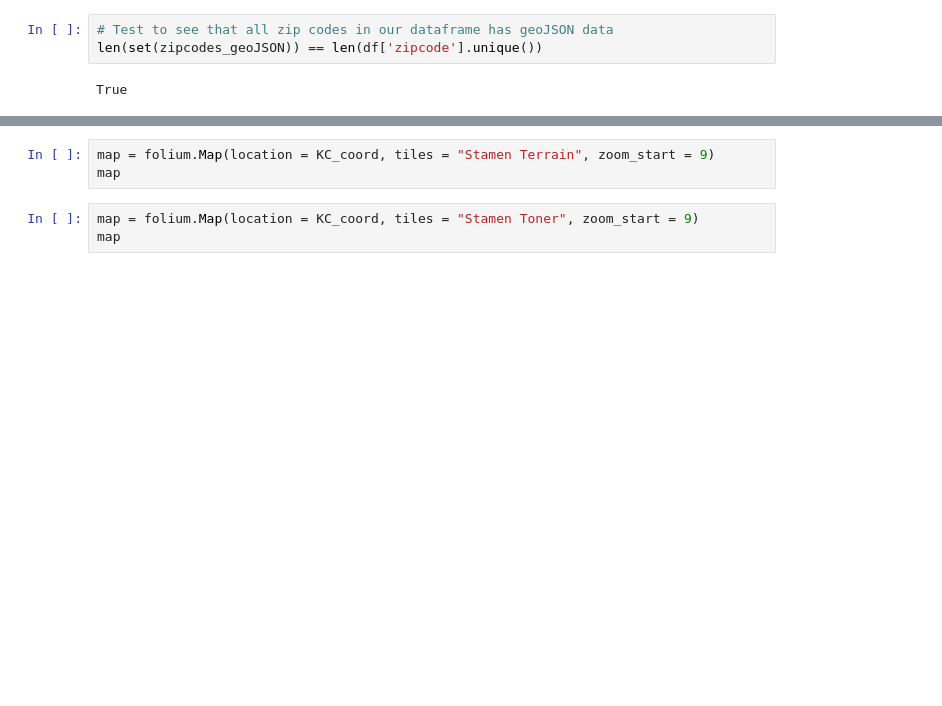
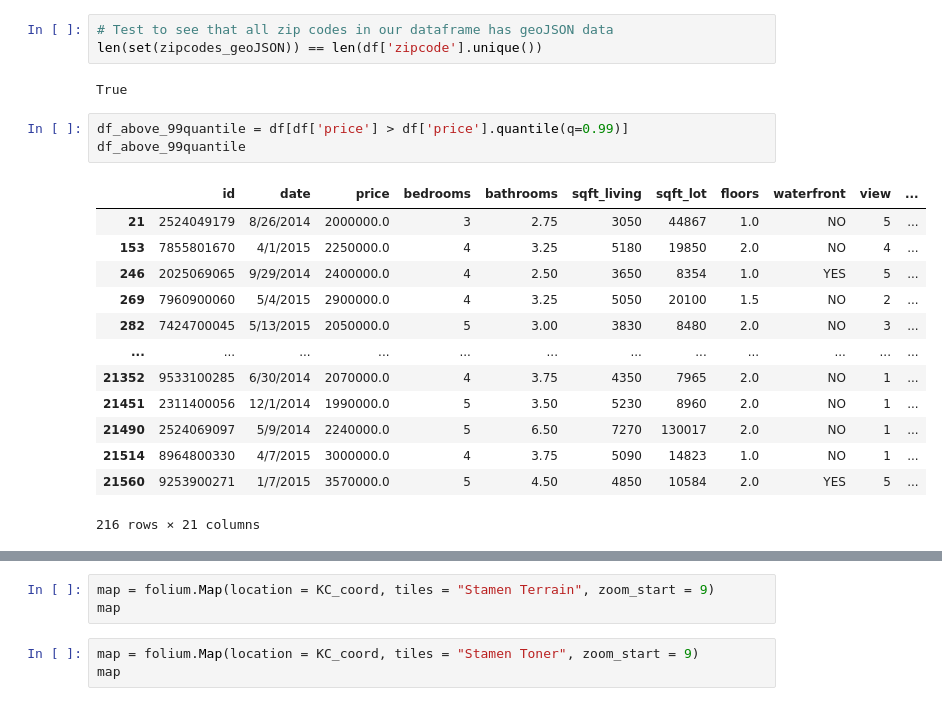
Before and after one commit to ssaeed85/dsc-ph2-KingsCountyRealEstate, a Jupyter notebook: Workspace/Saad/Map Testing.ipynb, the cells around one changed output, grey strips where cells are left out. Cells and saved outputs as stored; diff of their text form; blank space fills up the shorter version.

```diff
--- a/Workspace/Saad/Map Testing.ipynb
+++ b/Workspace/Saad/Map Testing.ipynb
@@ -78,3 +78,20 @@ open('data/update_GEOJSON.json','w').write(json.dumps(new_json,
 len(set(zipcodes_geoJSON)) == len(df['zipcode'].unique())
 # %% [output]
 True
+# %%
+df_above_99quantile = df[df['price'] > df['price'].quantile(q=0.99)]
+df_above_99quantile
+# %% [output]
+|  | id | date | price | bedrooms | bathrooms | sqft_living | sqft_lot | floors | waterfront | view | ... |
+| 21 | 2524049179 | 8/26/2014 | 2000000.0 | 3 | 2.75 | 3050 | 44867 | 1.0 | NO | 5 | ... |
+| 153 | 7855801670 | 4/1/2015 | 2250000.0 | 4 | 3.25 | 5180 | 19850 | 2.0 | NO | 4 | ... |
+| 246 | 2025069065 | 9/29/2014 | 2400000.0 | 4 | 2.50 | 3650 | 8354 | 1.0 | YES | 5 | ... |
+| 269 | 7960900060 | 5/4/2015 | 2900000.0 | 4 | 3.25 | 5050 | 20100 | 1.5 | NO | 2 | ... |
+| 282 | 7424700045 | 5/13/2015 | 2050000.0 | 5 | 3.00 | 3830 | 8480 | 2.0 | NO | 3 | ... |
+| ... | ... | ... | ... | ... | ... | ... | ... | ... | ... | ... | ... |
+| 21352 | 9533100285 | 6/30/2014 | 2070000.0 | 4 | 3.75 | 4350 | 7965 | 2.0 | NO | 1 | ... |
+| 21451 | 2311400056 | 12/1/2014 | 1990000.0 | 5 | 3.50 | 5230 | 8960 | 2.0 | NO | 1 | ... |
+| 21490 | 2524069097 | 5/9/2014 | 2240000.0 | 5 | 6.50 | 7270 | 130017 | 2.0 | NO | 1 | ... |
+| 21514 | 8964800330 | 4/7/2015 | 3000000.0 | 4 | 3.75 | 5090 | 14823 | 1.0 | NO | 1 | ... |
+| 21560 | 9253900271 | 1/7/2015 | 3570000.0 | 5 | 4.50 | 4850 | 10584 | 2.0 | YES | 5 | ... |
+216 rows × 21 columns
```
Also changed, not shown: parts of 4 cells of this notebook.
